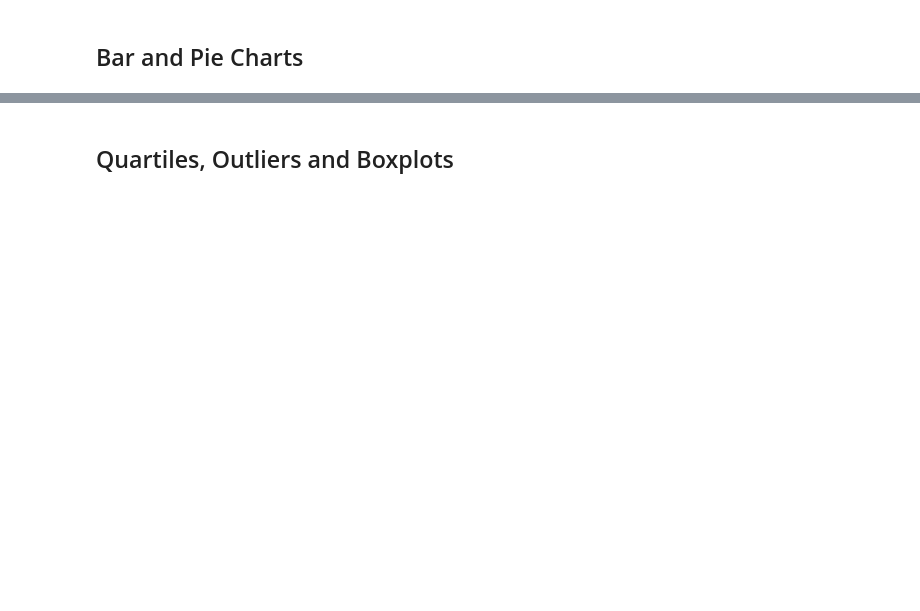
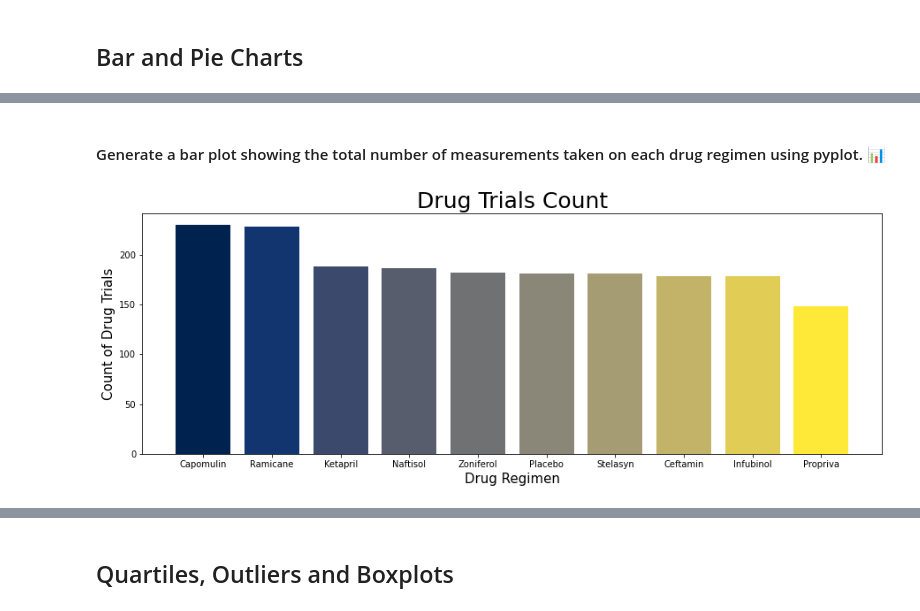
Before and after one commit to naydeenmonzon/Matploblib-Challenge, a Jupyter notebook: pymaceuticals_starter.ipynb, the cells around one changed output, grey strips where cells are left out. Cells and saved outputs as stored; diff of their text form; code cells hidden in the pictures; blank space fills up the shorter version.

```diff
--- a/pymaceuticals_starter.ipynb
+++ b/pymaceuticals_starter.ipynb
@@ -49,0 +5,9 @@ study_results
+# %%
+import matplotlib.pyplot as plt
+import pandas as pd
+import scipy.stats as st
+import seaborn as sns
+from matplotlib import cm
+
+cmap1 = cm.get_cmap('cividis', 10)
+cmap2 = cm.get_cmap('Accent', 7)
@@ -265,0 +213,12 @@ Name: Mouse ID, dtype: int64
+# %% [markdown]
+#### Generate a bar plot showing the total number of measurements taken on each drug regimen using pyplot. 📊
+# %%
+drug_count = drug_count.sort_values(ascending=False)
+plt.figure(figsize=(15,5))
+plt.bar(drug_count.axes[0], drug_count.values, color=cmap1.colors[0:10])
+plt.title('Drug Trials Count', size=25)
+plt.xlabel('Drug Regimen', size=15)
+plt.ylabel('Count of Drug Trials', size=15)
+plt.show()
+# %% [output]
+[figure, added]
```
Also changed, not shown: parts of 71 cells of this notebook.
